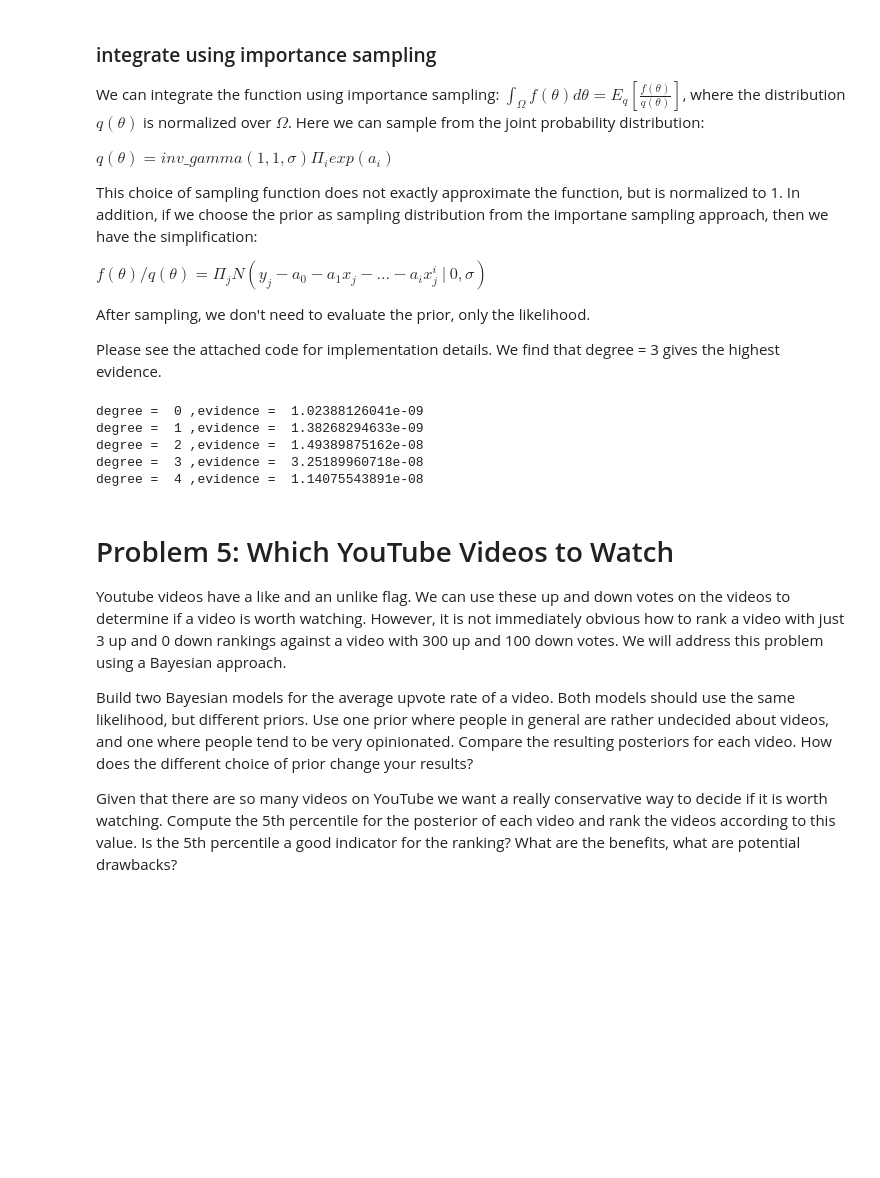
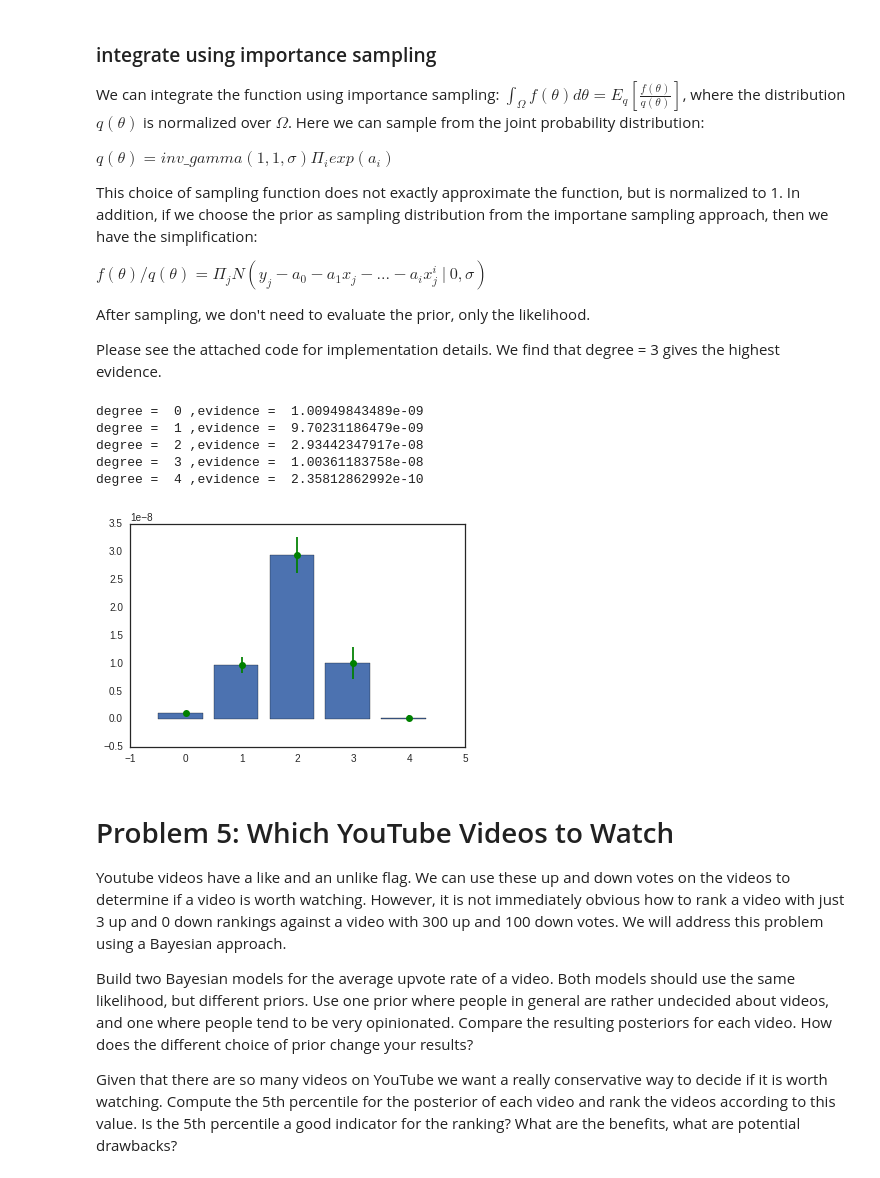
Before and after one commit to kevinchen1000/2016, a Jupyter notebook: Homework/AM207_yufengkevinchen_HW2.ipynb, the cells around one changed output. Drawn from its saved outputs; the diff is of its cells as text; code cells hidden in the pictures; blank space fills up the shorter version.

```diff
--- a/Homework/AM207_yufengkevinchen_HW2.ipynb
+++ b/Homework/AM207_yufengkevinchen_HW2.ipynb
@@ -694,7 +701,7 @@ def likelihood_fn( poly_coeff, sigma,X=x, Y=y,):
 
         #multiply by xj**(i)
         for i in xrange(degree):
-            ax_mat[i,:] = ax_mat[i,:] * x[j]**i
+            ax_mat[i,:] = ax_mat[i,:] * x[j]**(i+1)
 
         #print ax_mat
         error = y[j] - np.sum(ax_mat ,axis = 0)
@@ -704,43 +711,57 @@ def likelihood_fn( poly_coeff, sigma,X=x, Y=y,):
         #print scipy.stats.norm.pdf(error,np.zeros(num_sample,dtype='float'),sigma)
         #print 'normal evaluates to', normal_fn(error,np.zeros(num_sample,dtype='float'),sigma)
         likelihood = likelihood * normal_fn(error,np.zeros(num_sample,dtype='float'),sigma)
 
     #print x,y
     #print likelihood
     return likelihood
 
 #monte carlo importance sampling
 def mc_IS(num_sample,degree):
 
     #sample sigma vector
     sigma = scipy.stats.invgamma.rvs([1,],size=num_sample)
 
     #sample poly_coeff
     poly_coeff = scipy.stats.expon.rvs(size=num_sample * (degree+1))
     poly_coeff = np.reshape(poly_coeff,(degree+1,num_sample))
 
     #calculate likelihood
     likelihood = likelihood_fn(poly_coeff,sigma)
 
     return np.mean(likelihood)
 
 #driver script
 if __name__ =='__main__':
     #initialize
     degree_len =5;
-    num_sample =10000;
-    evidence = np.empty(degree_len,dtype='float')
-
+    num_sample =1000;
+    num_sim=100;
+    evidence = np.empty((degree_len,num_sim),dtype='float')
+    mean_evidence = np.empty(degree_len,dtype='float')
+    std_evidence = np.empty(degree_len,dtype='float')
+    evidence[1, 90] = 1
     #loop through degree 1 to 4
     for l in xrange(degree_len):
-        evidence[l] = mc_IS(num_sample,l)
-        print 'degree = ',l, ',evidence = ',evidence[l]
+        for j in xrange(num_sim):
+        #    print l,j
+            temp = mc_IS(num_sample,l)
+            evidence[l,j] = temp
+        print 'degree = ',l, ',evidence = ',np.mean(evidence[l,:])
+        mean_evidence[l]=np.mean(evidence[l,:])
+        std_evidence[l] = np.std(evidence[l,:])
+
+    #plot the solution with std
+    plt.bar(np.array([-0.5,0.5,1.5,2.5,3.5]),mean_evidence)
+    #plt.errorbar(np.array([0,1,2,3,4]),std_evidence)
+    plt.errorbar(np.array([0,1,2,3,4]),mean_evidence, yerr = std_evidence, fmt= 'o', label = 'sim result',color='green')
 # %% [output]
-degree =  0 ,evidence =  1.02388126041e-09
-degree =  1 ,evidence =  1.38268294633e-09
-degree =  2 ,evidence =  1.49389875162e-08
-degree =  3 ,evidence =  3.25189960718e-08
-degree =  4 ,evidence =  1.14075543891e-08
+degree =  0 ,evidence =  1.00949843489e-09
+degree =  1 ,evidence =  9.70231186479e-09
+degree =  2 ,evidence =  2.93442347917e-08
+degree =  3 ,evidence =  1.00361183758e-08
+degree =  4 ,evidence =  2.35812862992e-10
+[figure, added]
 # %% [markdown]
 # Problem 5: Which YouTube Videos to Watch
 
```
Also changed, not shown: parts of 11 cells of this notebook.
